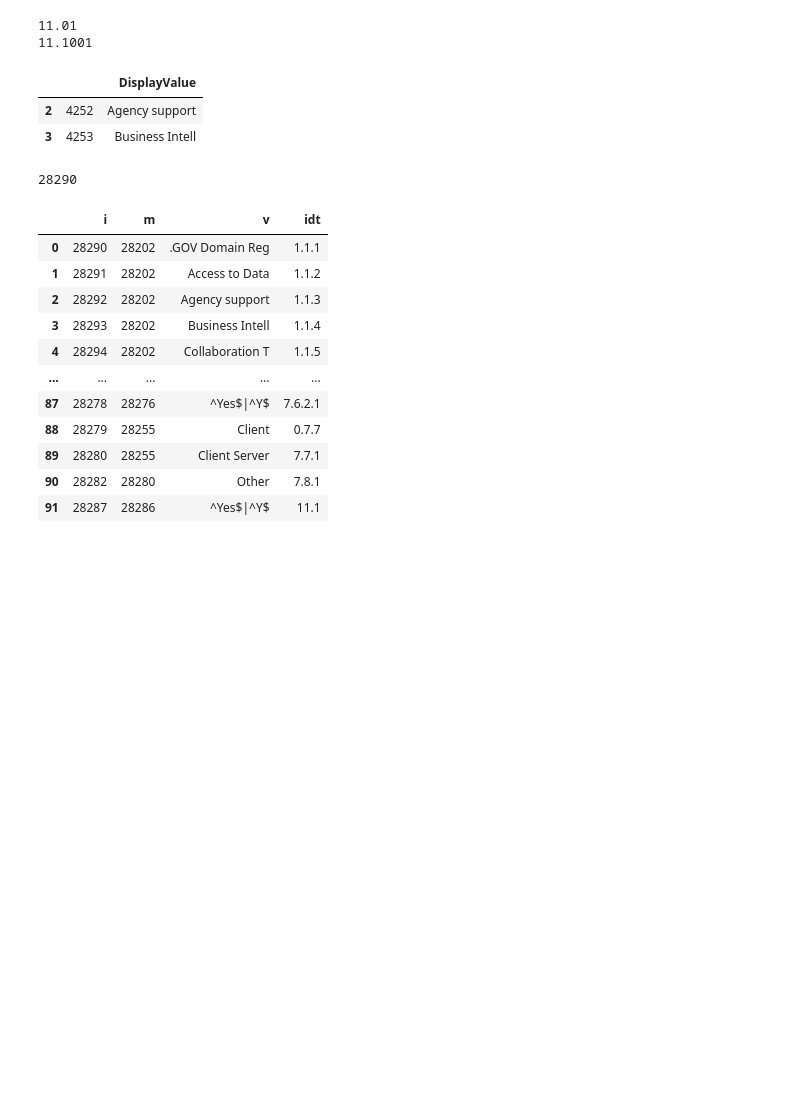
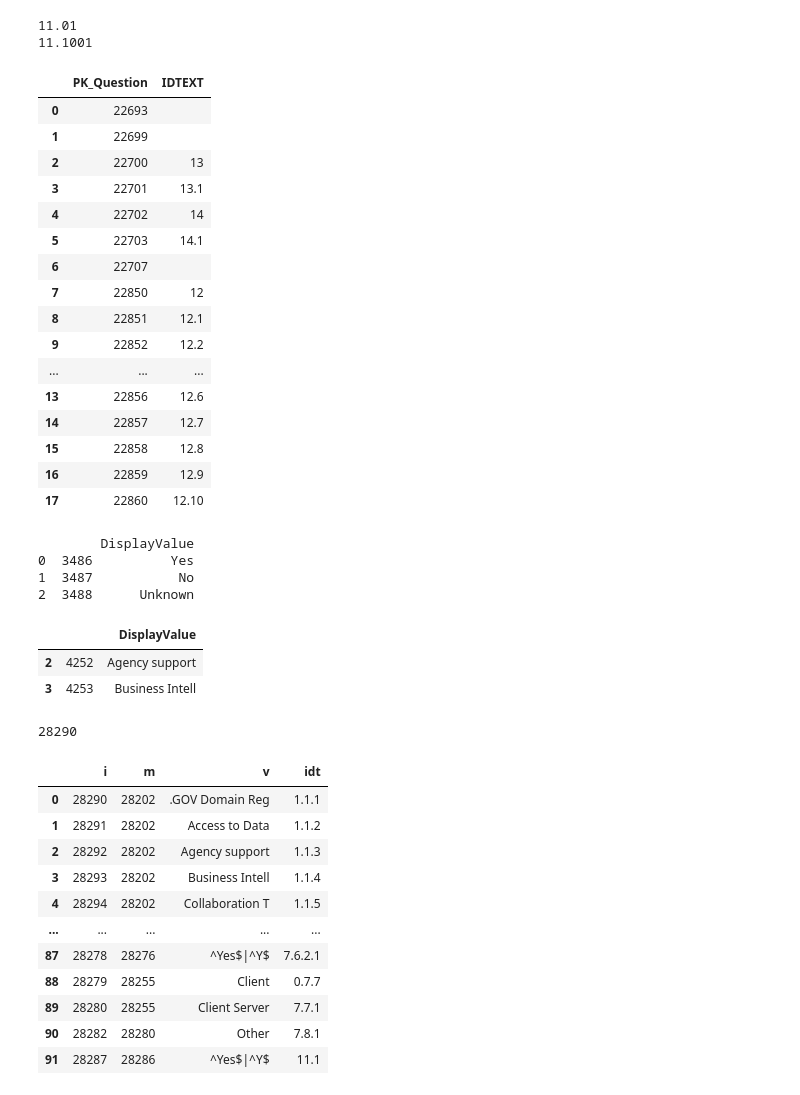
Before and after one commit to tmnkopp/PythonAutomation, a Jupyter notebook: DataCodeGen/18022022-DEPS.ipynb, the cells around one changed output. Cells and saved outputs as stored; diff of their text form; code cells hidden in the pictures; blank space fills up the shorter version.

```diff
--- a/DataCodeGen/18022022-DEPS.ipynb
+++ b/DataCodeGen/18022022-DEPS.ipynb
@@ -40,18 +40,39 @@ def normalizedf(df):
     df.sort_values('IDNUM',inplace=True)
     return df
 # %%
-query = f"""
-SELECT PK_Question, IdText as IDTEXT FROM vwQuestions
-WHERE QGROUP=3270
-    """
-df = get_df(query)
+df = get_df("SELECT PK_Question, IdText as IDTEXT FROM vwQuestions WHERE QGROUP=2433")
+df
+# %% [output]
+|  | PK_Question | IDTEXT |
+| 0 | 22693 |  |
+| 1 | 22699 |  |
+| 2 | 22700 | 13 |
+| 3 | 22701 | 13.1 |
+| 4 | 22702 | 14 |
+| 5 | 22703 | 14.1 |
+| 6 | 22707 |  |
+| 7 | 22850 | 12 |
+| 8 | 22851 | 12.1 |
+| 9 | 22852 | 12.2 |
+| ... | ... | ... |
+| 13 | 22856 | 12.6 |
+| 14 | 22857 | 12.7 |
+| 15 | 22858 | 12.8 |
+| 16 | 22859 | 12.9 |
+| 17 | 22860 | 12.10 |
 # %%
 query = f"""
 SELECT CONVERT(NVARCHAR(4),PK_PickList)+'',  LEFT(DisplayValue, 15) DisplayValue  FROM vwPickLists
-WHERE PK_PickListType=153
+WHERE PK_PickListType=162
     """
 dfpkt = get_df(query)
+print( dfpkt )
 # dfpkt.to_clipboard(sep=',')
+# %% [output]
+        DisplayValue
+0  3486          Yes
+1  3487           No
+2  3488      Unknown
 # %%
 query = f"""
 SELECT CONVERT(NVARCHAR(4),PK_PickList)+'',  LEFT(DisplayValue, 15) DisplayValue  FROM vwPickLists
```
Also changed, not shown: 1 other file.
